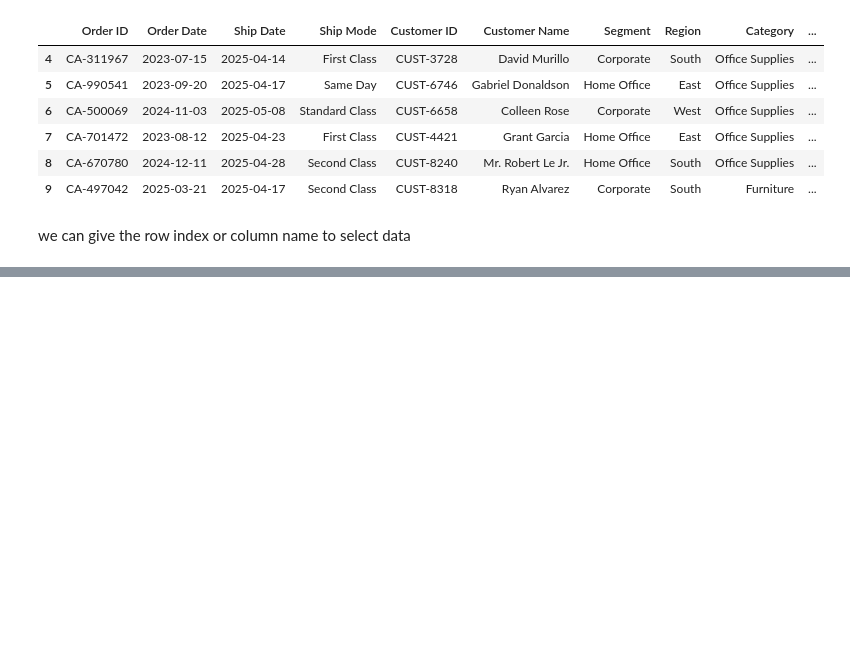
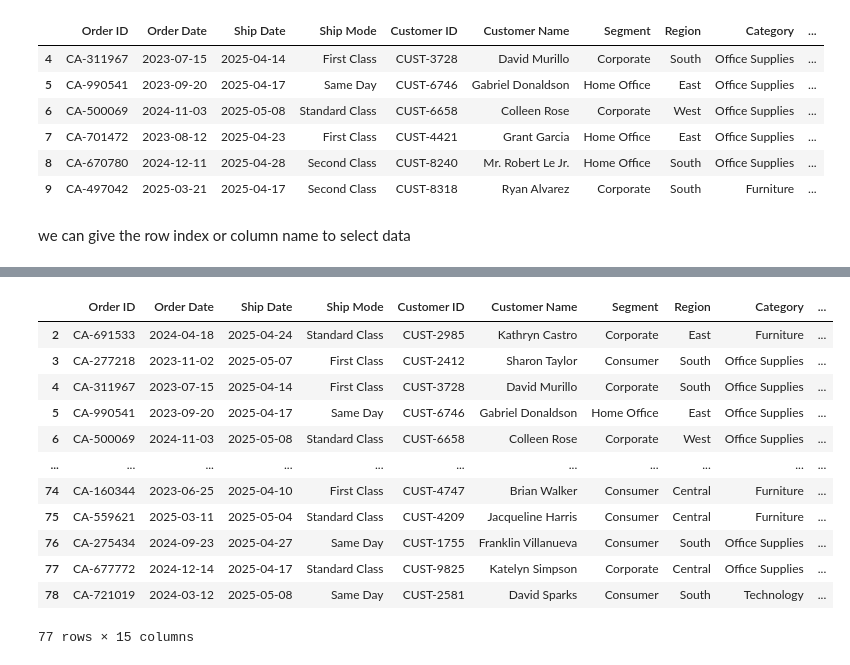
Before and after one commit to mithra-tejvarma/p-plan-2026, a Jupyter notebook: data-analysis-python/notebooks/pandas_practice_02.ipynb, the cells around one changed output, grey strips where cells are left out. Drawn from its saved outputs; the diff is of its cells as text; code cells hidden in the pictures; blank space fills up the shorter version.

```diff
--- a/data-analysis-python/notebooks/pandas_practice_02.ipynb
+++ b/data-analysis-python/notebooks/pandas_practice_02.ipynb
@@ -46,0 +113,16 @@ KeyError: 'City'
+# %%
+df_store.loc[2:78]
+# %% [output]
+|  | Order ID | Order Date | Ship Date | Ship Mode | Customer ID | Customer Name | Segment | Region | Category | ... |
+| 2 | CA-691533 | 2024-04-18 | 2025-04-24 | Standard Class | CUST-2985 | Kathryn Castro | Corporate | East | Furniture | ... |
+| 3 | CA-277218 | 2023-11-02 | 2025-05-07 | First Class | CUST-2412 | Sharon Taylor | Consumer | South | Office Supplies | ... |
+| 4 | CA-311967 | 2023-07-15 | 2025-04-14 | First Class | CUST-3728 | David Murillo | Corporate | South | Office Supplies | ... |
+| 5 | CA-990541 | 2023-09-20 | 2025-04-17 | Same Day | CUST-6746 | Gabriel Donaldson | Home Office | East | Office Supplies | ... |
+| 6 | CA-500069 | 2024-11-03 | 2025-05-08 | Standard Class | CUST-6658 | Colleen Rose | Corporate | West | Office Supplies | ... |
+| ... | ... | ... | ... | ... | ... | ... | ... | ... | ... | ... |
+| 74 | CA-160344 | 2023-06-25 | 2025-04-10 | First Class | CUST-4747 | Brian Walker | Consumer | Central | Furniture | ... |
+| 75 | CA-559621 | 2025-03-11 | 2025-05-04 | Standard Class | CUST-4209 | Jacqueline Harris | Consumer | Central | Furniture | ... |
+| 76 | CA-275434 | 2024-09-23 | 2025-04-27 | Same Day | CUST-1755 | Franklin Villanueva | Consumer | South | Office Supplies | ... |
+| 77 | CA-677772 | 2024-12-14 | 2025-04-17 | Standard Class | CUST-9825 | Katelyn Simpson | Corporate | Central | Office Supplies | ... |
+| 78 | CA-721019 | 2024-03-12 | 2025-05-08 | Same Day | CUST-2581 | David Sparks | Consumer | South | Technology | ... |
+77 rows × 15 columns
```
Also changed, not shown: parts of 27 cells of this notebook.
